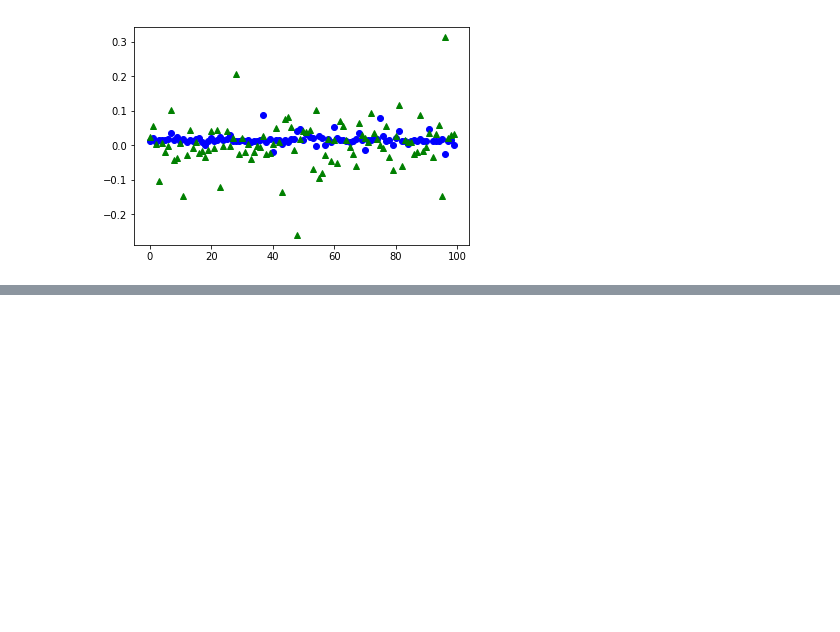
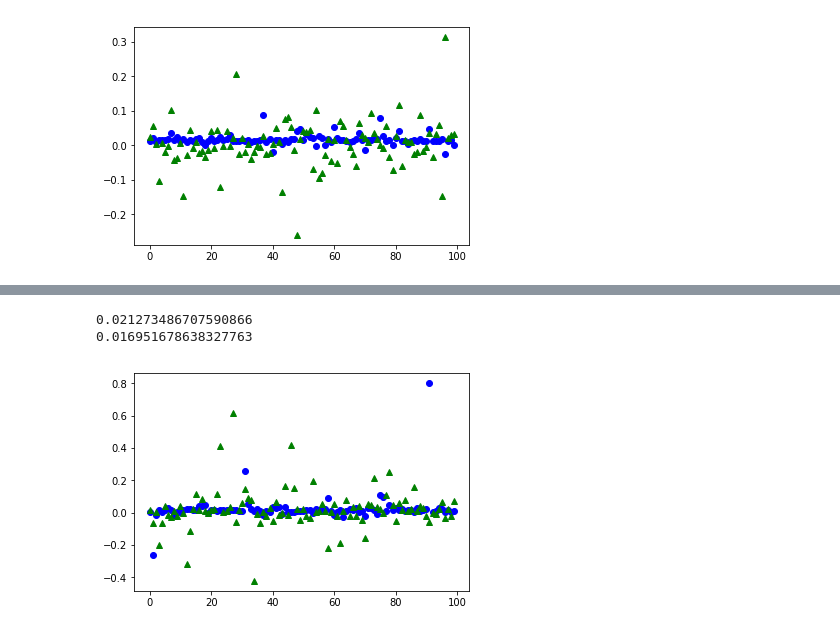
Before and after one commit to tiandiao123/deep_learning, a Jupyter notebook: zillow_price_project/Final Project.ipynb, the cells around one changed output, grey strips where cells are left out. Saved outputs shown, nothing was run; the diff lists cells and outputs as text; code cells hidden in the pictures; blank space fills up the shorter version.

```diff
--- a/zillow_price_project/Final Project.ipynb
+++ b/zillow_price_project/Final Project.ipynb
@@ -204,0 +408,11 @@ plt.show()
+# %%
+# looks like gradient boosting tree regression should work in this case, but we need to confirm our result using more models!
+# we need to construct a new model to study this algorithm， how about adaboost plus decision tree
+from sklearn.tree import DecisionTreeRegressor
+from sklearn.ensemble import AdaBoostRegressor
+regr_1 = DecisionTreeRegressor(max_depth=20)
+regr_2 = AdaBoostRegressor(DecisionTreeRegressor(max_depth=20),
+                          n_estimators=300, random_state=1)
+
+regr_1.fit(X_train, y_train)
+regr_2.fit(X_train, y_train)
@@ -204,0 +427,13 @@ plt.show()
+# %%
+print(mean_squared_error(y_test, regr_1.predict(X_test)))
+print(mean_squared_error(y_test, regr_2.predict(X_test)))
+# %% [output]
+0.021273486707590866
+0.016951678638327763
+# %%
+y_test_predicts = regr_1.predict(X_test)[100:200]
+plt.figure(1)
+plt.plot(np.arange(100), y_test_predicts, 'bo', np.arange(100), y_test[100:200], 'g^')
+plt.show()
+# %% [output]
+[figure, added]
```
Also changed, not shown: parts of 17 cells of this notebook.
